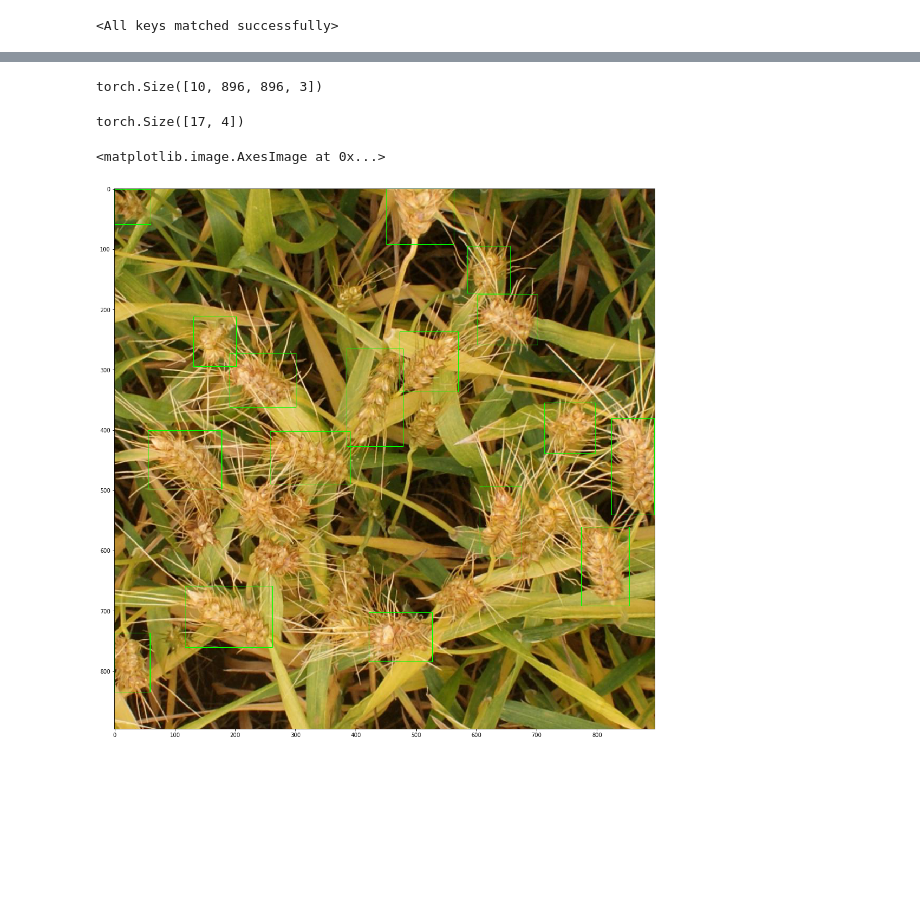
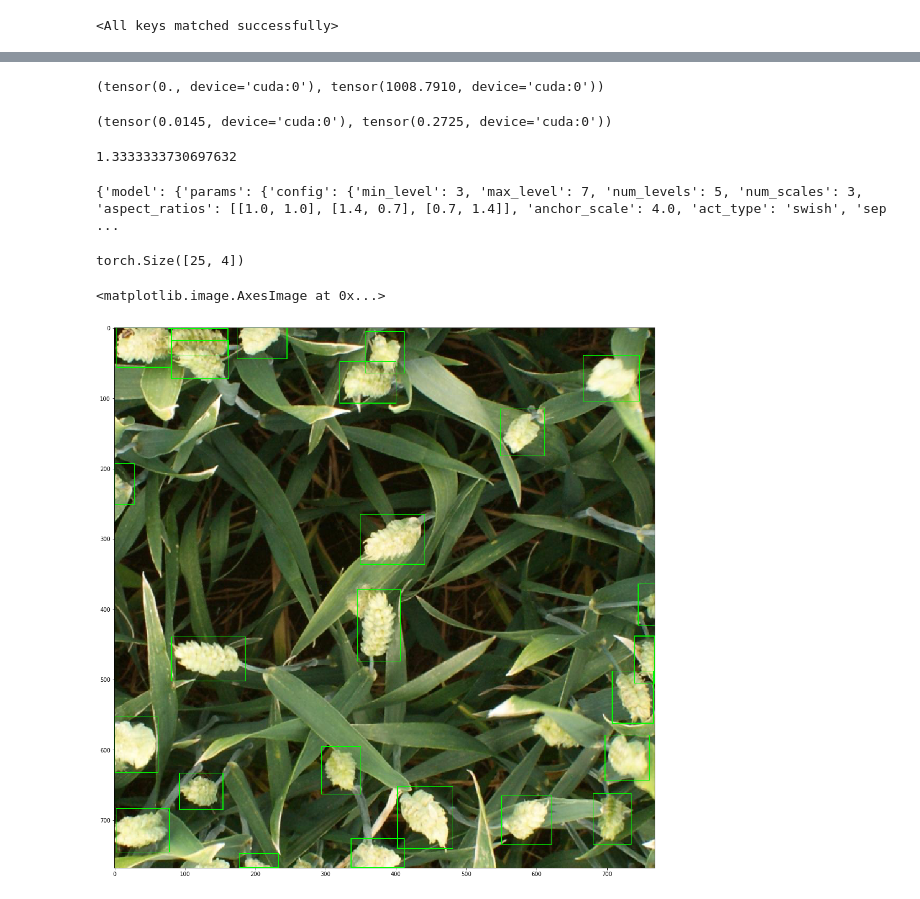
Before and after one commit to dmitry-vorobiev/kaggle-global-wheat-detection, a Jupyter notebook: nbs/run_test.ipynb, the cells around one changed output, grey strips where cells are left out. Drawn from its saved outputs; the diff is of its cells as text; code cells hidden in the pictures; blank space fills up the shorter version.

Commit message:
predict.py: account for scale

```diff
--- a/nbs/run_test.ipynb
+++ b/nbs/run_test.ipynb
@@ -46,7 +45,7 @@ ds = create_dataset(conf.data)
 # %% [output]
 Found 10 images
 # %%
-dl = torch.utils.data.DataLoader(ds, batch_size=10, shuffle=False, drop_last=False)
+dl = torch.utils.data.DataLoader(ds, batch_size=5, shuffle=False, drop_last=False)
 # %%
 conf.model.params.config
 # %% [output]
@@ -59,10 +58,10 @@ conf.model.params.config
 # %%
 model = instantiate(conf.model)
 # %%
-device = torch.device('cuda:1')
+device = torch.device('cuda:0')
 model = model.to(device)
 # %%
-state_dict = torch.load('/media/dmitry/data/weights/wheat/005_d3_amp/checkpoint_33720_ema.pth')
+state_dict = torch.load('/media/dmitry/data/weights/wheat/igor_002/checkpoint_6000_base.pth')
 # state_dict = {k[6:]: v for k, v in state_dict['model'].items() if "s.boxes" not in k}
 model.model.load_state_dict(state_dict)
 # %% [output]
@@ -80,5 +83,5 @@ images, image_ids, meta = next(data_iter)
 # %%
-images_gpu = images.permute(0, 3, 1, 2).to(device).float().sub_(mean).div_(std)
+images_gpu = images.to(device).float().sub_(mean).div_(std)
 
 img_scale_gpu = meta['img_scale'].to(dtype=torch.float, device=device)
 
@@ -109,27 +92,41 @@ tensor([[0.2083, 0.2073, 0.1789, 0.1666, 0.1654, 0.1466, 0.1388, 0.1374, 0.1256,
-# %%
-images.shape
-# %% [output]
-torch.Size([10, 896, 896, 3])
+# %%
+predictions.min(), predictions.max()
+# %% [output]
+(tensor(0., device='cuda:0'), tensor(1008.7910, device='cuda:0'))
+# %%
+scores = predictions[:, :, 4]
+
+scores.min(), scores.max()
+# %% [output]
+(tensor(0.0145, device='cuda:0'), tensor(0.2725, device='cuda:0'))
+# %%
+img_scale_gpu[2].item()
+# %% [output]
+1.3333333730697632
+# %%
+conf
+# %% [output]
+{'model': {'params': {'config': {'min_level': 3, 'max_level': 7, 'num_levels': 5, 'num_scales': 3, 'aspect_ratios': [[1.0, 1.0], [1.4, 0.7], [0.7, 1.4]], 'anchor_scale': 4.0, 'act_type': 'swish', 'sep ...
 # %%
-i = 5
-score_thresh = 0.08
+i = 1
+score_thresh = 0.07
 
 preds = predictions[i, :, :]
 mask = preds[:, 4] >= score_thresh
 preds = preds[mask, :4]
 print(preds.shape)
 
 preds = preds / img_scale_gpu[i]
 preds = preds.cpu().numpy()
 
 image = images_gpu[i] * std[0] + mean[0]
 image = image.permute(1, 2, 0).cpu().numpy().astype(np.uint8)
 
 draw_bboxes(image, preds, (0, 255, 0), box_format='coco')
 
 plt.figure(figsize=(18, 18))
 plt.imshow(image)
 # %% [output]
-torch.Size([17, 4])
+torch.Size([25, 4])
 <matplotlib.image.AxesImage at 0x...>
-[figure, old version]
+[figure, new version]
```
Also changed, not shown: parts of 4 cells of this notebook, 3 other files.
